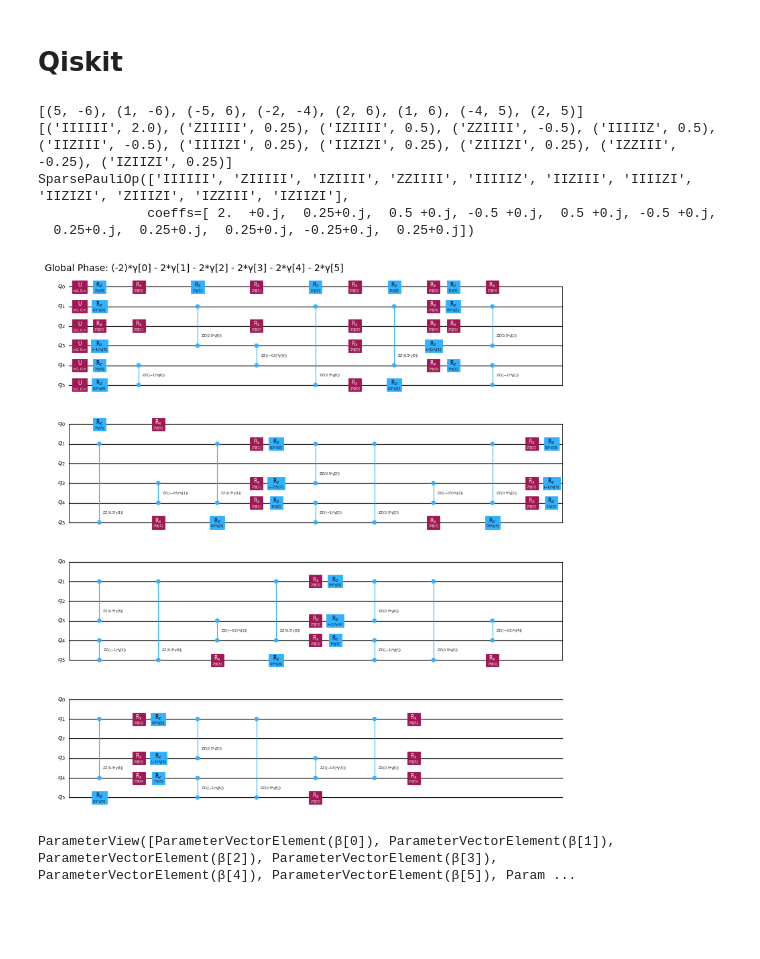
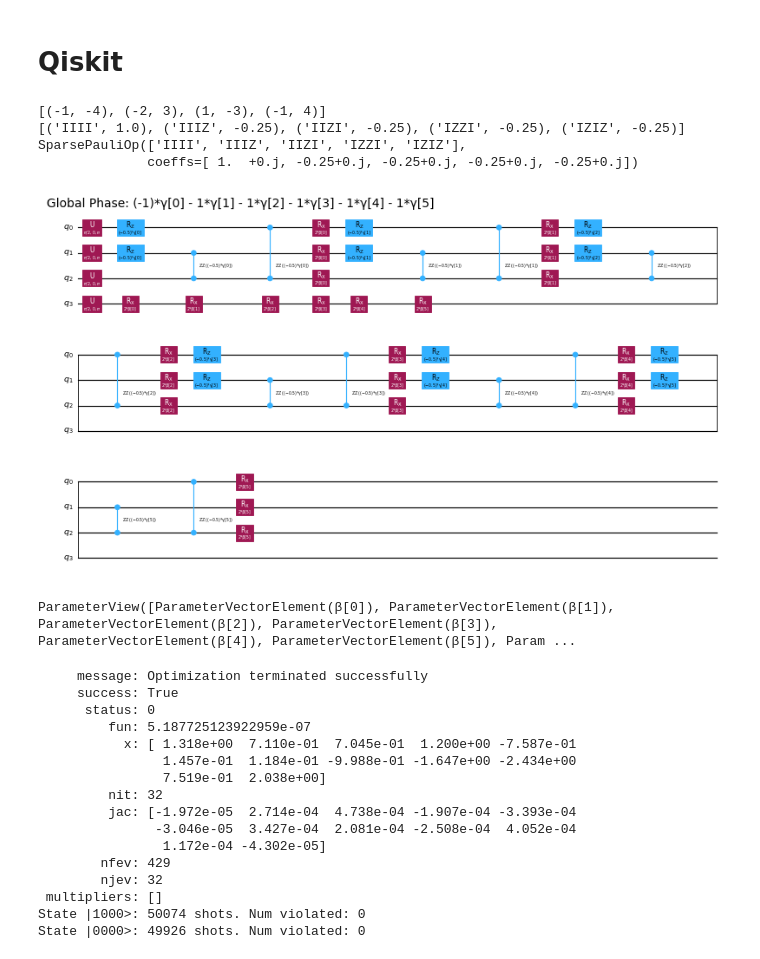
Before and after one commit to FC0000/LCP_B, a Jupyter notebook: project/k-sat.ipynb, the cells around one changed output. Drawn from its saved outputs; the diff is of its cells as text; code cells hidden in the pictures; blank space fills up the shorter version.

```diff
--- a/project/k-sat.ipynb
+++ b/project/k-sat.ipynb
@@ -334,7 +333,7 @@ assert sorted(sparse_pauli_list_ksat([(-2, -4), (-1, 4)])) == sorted([('IIII', 0
 # %% [markdown]
 # Qiskit
 # %%
-sat2_generator = kSATGenerator(8, 6, 2, seed=42)
+sat2_generator = kSATGenerator(num_clauses=4, num_vars=4, k=2, seed=42)
 # %%
 from qiskit.quantum_info import SparsePauliOp
 from qiskit.circuit.library import QAOAAnsatz
@@ -361,38 +360,53 @@ plt.show()
 print(ansatz.parameters)
 
 
 
 
 estimator = StatevectorEstimator()
-initial_params = np.random.rand(ansatz.num_parameters) * 2 * np.pi
+initial_params = np.random.uniform(0, 0.1, size=ansatz.num_parameters)
 
 def cost_function(params):
     pub = (ansatz, cost_hamiltonian, params)
     job = estimator.run([pub])
     result = job.result()[0]
     return result.data.evs
 
 opt_result = minimize(cost_function, initial_params, method="SLSQP", options={"maxiter":100})
 print(opt_result)
 
 optimal_circuit = ansatz.assign_parameters(opt_result.x)
 optimal_circuit.measure_all()
 
 sampler = StatevectorSampler(default_shots=100000)
 
 job = sampler.run([(optimal_circuit,)])
 sample_result = job.result()[0]
 
 counts = sample_result.data.meas.get_counts()
 
 sorted_counts = dict(sorted(counts.items(), key=lambda item: item[1], reverse=True))
 for bitstring, count in sorted_counts.items():
     print(f"State |{bitstring}>: {count} shots. Num violated: {count_violated_clauses(formula, bitstring)}")
 # %% [output]
-[(5, -6), (1, -6), (-5, 6), (-2, -4), (2, 6), (1, 6), (-4, 5), (2, 5)]
-[('IIIIII', 2.0), ('ZIIIII', 0.25), ('IZIIII', 0.5), ('ZZIIII', -0.5), ('IIIIIZ', 0.5), ('IIZIII', -0.5), ('IIIIZI', 0.25), ('IIZIZI', 0.25), ('ZIIIZI', 0.25), ('IZZIII', -0.25), ('IZIIZI', 0.25)]
-SparsePauliOp(['IIIIII', 'ZIIIII', 'IZIIII', 'ZZIIII', 'IIIIIZ', 'IIZIII', 'IIIIZI', 'IIZIZI', 'ZIIIZI', 'IZZIII', 'IZIIZI'],
-              coeffs=[ 2.  +0.j,  0.25+0.j,  0.5 +0.j, -0.5 +0.j,  0.5 +0.j, -0.5 +0.j,
-  0.25+0.j,  0.25+0.j,  0.25+0.j, -0.25+0.j,  0.25+0.j])
+[(-1, -4), (-2, 3), (1, -3), (-1, 4)]
+[('IIII', 1.0), ('IIIZ', -0.25), ('IIZI', -0.25), ('IZZI', -0.25), ('IZIZ', -0.25)]
+SparsePauliOp(['IIII', 'IIIZ', 'IIZI', 'IZZI', 'IZIZ'],
+              coeffs=[ 1.  +0.j, -0.25+0.j, -0.25+0.j, -0.25+0.j, -0.25+0.j])
-[figure, old version]
+[figure, new version]
 ParameterView([ParameterVectorElement(β[0]), ParameterVectorElement(β[1]), ParameterVectorElement(β[2]), ParameterVectorElement(β[3]), ParameterVectorElement(β[4]), ParameterVectorElement(β[5]), Param ...
+     message: Optimization terminated successfully
+     success: True
+      status: 0
+         fun: 5.187725123922959e-07
+           x: [ 1.318e+00  7.110e-01  7.045e-01  1.200e+00 -7.587e-01
+                1.457e-01  1.184e-01 -9.988e-01 -1.647e+00 -2.434e+00
+                7.519e-01  2.038e+00]
+         nit: 32
+         jac: [-1.972e-05  2.714e-04  4.738e-04 -1.907e-04 -3.393e-04
+               -3.046e-05  3.427e-04  2.081e-04 -2.508e-04  4.052e-04
+                1.172e-04 -4.302e-05]
+        nfev: 429
+        njev: 32
+ multipliers: []
+State |1000>: 50074 shots. Num violated: 0
+State |0000>: 49926 shots. Num violated: 0
```
Also changed, not shown: parts of 11 cells of this notebook, 2 other files.
